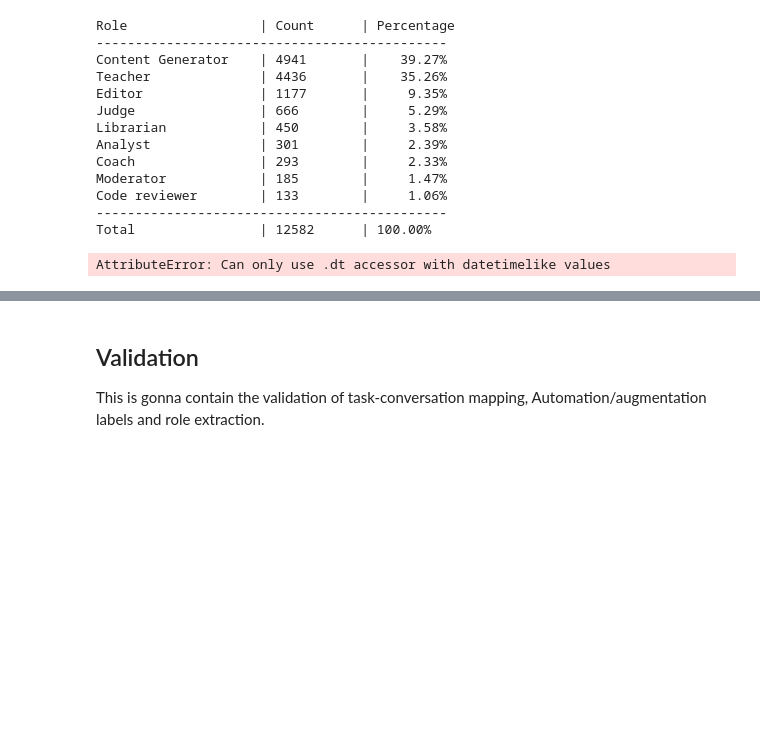
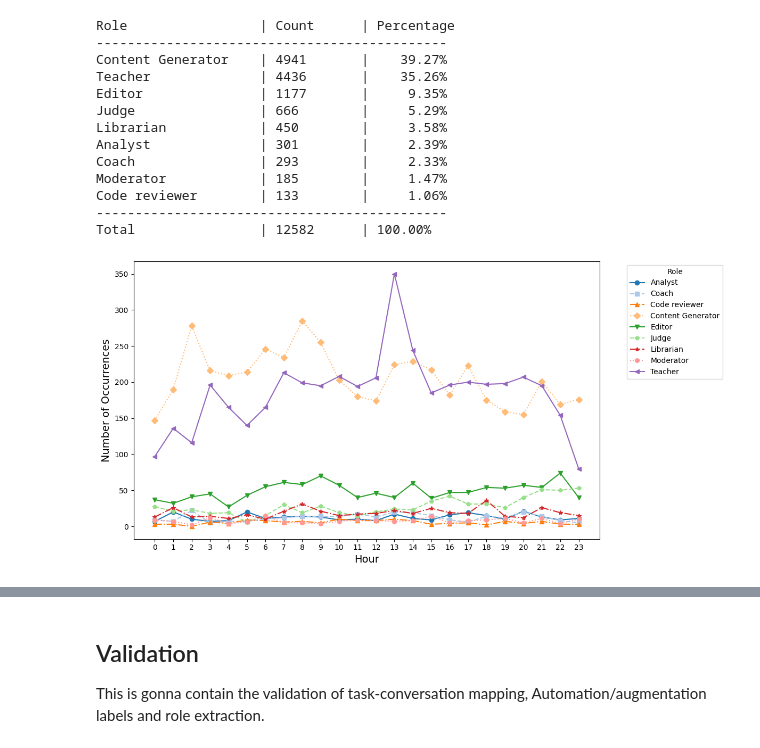
Before and after one commit to Engineering-AI-Systems-Team-3/chatgpt-at-work, a Jupyter notebook: chatgpt_at_work.ipynb, the cells around one changed output, grey strips where cells are left out. Saved outputs shown, nothing was run; the diff lists cells and outputs as text; code cells hidden in the pictures; blank space fills up the shorter version.

Commit message:
Included new plots
- Plot for roles over months
- Plot for emotion for each role

```diff
--- a/chatgpt_at_work.ipynb
+++ b/chatgpt_at_work.ipynb
@@ -2362,0 +2572,6 @@ final_roles_df.to_csv(CLUSTERS_OUTPUT_PATH, index=False)
+# %%
+for idx, row in tqdm(roles_df.iterrows(), total=len(roles_df)):
+    conversation = row["conversation"]
+    emotion_result = classifier(conversation, truncation=True)[0]
+    roles_df.at[idx, "emotion"] = emotion_result["label"]
+roles_df.columns
@@ -2363,17 +2588,7 @@ final_roles_df.to_csv(CLUSTERS_OUTPUT_PATH, index=False)
 # %%
-data = {
-    "Content Generator": 4941,
-    "Teacher": 4436,
-    "Editor": 1177,
-    "Judge": 666,
-    "Librarian": 450,
-    "Analyst": 301,
-    "Coach": 293,
-    "Moderator": 185,
-    "Code reviewer": 133
-}
+data = roles_df["role"].value_counts().to_dict()
+data.pop("Other")
 
-# Calcolo del totale
 total = sum(data.values())
 
 print(f"{'Role':<20} | {'Count':<10} | {'Percentage':<10}")
@@ -2401,30 +2616,48 @@ Code reviewer        | 133        |     1.06%
 ---------------------------------------------
 Total                | 12582      | 100.00%
 # %%
-final_roles_df['timestamp'] = pd.to_datetime(final_roles_df['timestamp'])
+# Roles by hour of the day
 
-filtered_final_roles_df = final_roles_df[final_roles_df['role'] != "Other"].copy()
+roles_df['timestamp'] = pd.to_datetime(roles_df['timestamp'])
 
-filtered_final_roles_df['hour'] = filtered_final_roles_df['timestamp'].dt.hour
+filtered_roles_df = roles_df[roles_df['role'] != "Other"].copy()
+
+filtered_roles_df['hour'] = filtered_roles_df['timestamp'].dt.hour
 
 hourly_distribution = (
-    filtered_final_roles_df
+    filtered_roles_df
     .groupby(['hour', 'role'])
     .size()
     .unstack(fill_value=0)
 )
 
 plt.figure(figsize=(12, 6))
-hourly_distribution.plot(kind='line', marker='o', ax=plt.gca())
 
-plt.xlabel('Hour', fontsize=12)
-plt.ylabel('Number of Occurrences', fontsize=12)
-plt.xticks(range(0, 24))  # Show all hours from 0 to 23
+markers = itertools.cycle(['o', 's', '^', 'D', 'v', 'p', '*', 'h', '<', '>'])
+linestyles = itertools.cycle(['-', '--', '-.', ':'])
+colors = itertools.cycle(plt.cm.tab20.colors)
+
+# Plottiamo ogni ruolo individualmente
+for role in hourly_distribution.columns:
+    plt.plot(
+        hourly_distribution.index,
+        hourly_distribution[role],
+        marker=next(markers),
+        linestyle=next(linestyles),
+        color=next(colors),
+        linewidth=1.5,
+        markersize=6,
+        label=role
+    )
+
+plt.xlabel('Hour', fontsize=14)
+plt.ylabel('Number of Occurrences', fontsize=14)
+plt.xticks(range(0, 24))
 plt.grid(True, linestyle='--', alpha=0.6)
 plt.legend(title='Role', bbox_to_anchor=(1.05, 1), loc='upper left')
 
 plt.grid(False)
 plt.tight_layout()
 plt.show()
 # %% [output]
-AttributeError: Can only use .dt accessor with datetimelike values
+[figure, added]
```
Also changed, not shown: parts of 34 cells of this notebook, 1 other file.
